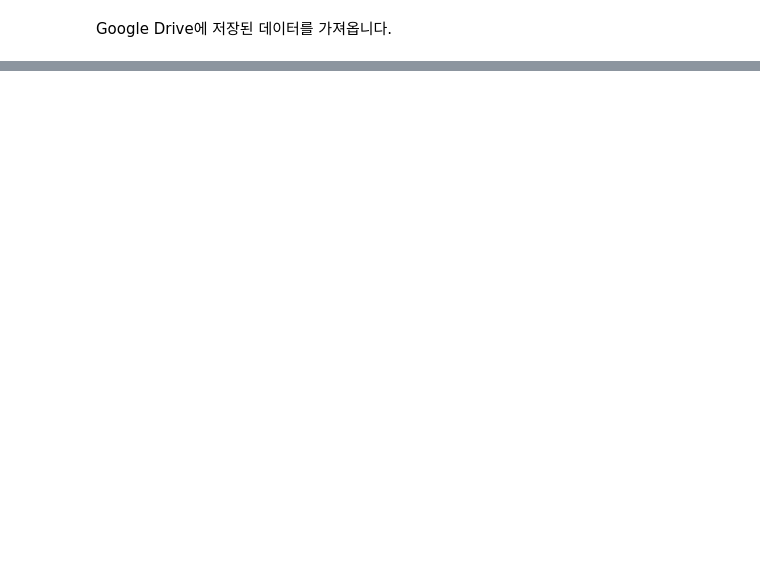
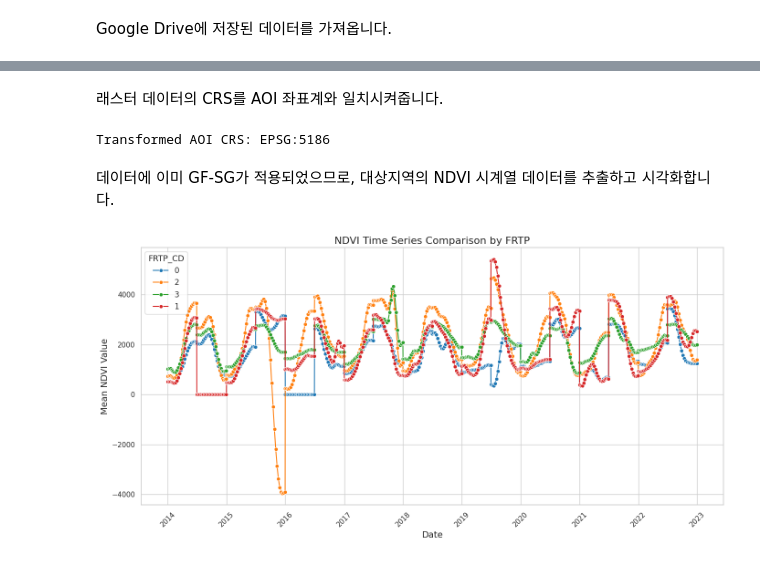
Before and after one commit to jjangmo91/Cervus-nippon_Anmado-Is., a Jupyter notebook: GF_SG_test1.ipynb, the cells around one changed output, grey strips where cells are left out. Saved outputs shown, nothing was run; the diff lists cells and outputs as text; code cells hidden in the pictures; blank space fills up the shorter version.

```diff
--- a/GF_SG_test1.ipynb
+++ b/GF_SG_test1.ipynb
@@ -158,0 +130,13 @@ TimeoutException: Requesting secret EE_PROJECT_ID timed out. Secrets can only be
+# %% [markdown]
+래스터 데이터의 CRS를 AOI 좌표계와 일치시켜줍니다.
+# %%
+# 래스터 데이터의 CRS 설정
+raster_crs = 'EPSG:5186'
+
+# AOI의 좌표계를 래스터 데이터의 CRS로 변환
+anmado_gdf = anmado_gdf.to_crs(raster_crs)
+print(f"Transformed AOI CRS: {anmado_gdf.crs}")
+# %% [output]
+Transformed AOI CRS: EPSG:5186
+# %% [markdown]
+데이터에 이미 GF-SG가 적용되었으므로, 대상지역의 NDVI 시계열 데이터를 추출하고 시각화합니다.
@@ -158,0 +210,40 @@ TimeoutException: Requesting secret EE_PROJECT_ID timed out. Secrets can only be
+# %%
+# 데이터프레임 생성
+ndvi_df_list = []
+
+for frtp_value, data_list in ndvi_data_by_frtp.items():
+    df = pd.DataFrame(data_list)
+    df['FRTP_CD'] = frtp_value
+    ndvi_df_list.append(df)
+
+# 모든 데이터를 하나의 데이터프레임으로 결합
+ndvi_df = pd.concat(ndvi_df_list)
+
+# 날짜 형식 변환 및 정렬
+ndvi_df['date'] = pd.to_datetime(ndvi_df['date'])
+ndvi_df = ndvi_df.sort_values(by='date')
+
+# 시각화 스타일 설정
+sns.set(style="whitegrid")
+
+# 시계열 그래프 그리기
+plt.figure(figsize=(14, 7))
+sns.lineplot(
+    data=ndvi_df,
+    x='date',
+    y='NDVI',
+    hue='FRTP_CD',
+    marker='o',
+    palette='tab10'
+)
+
+# 그래프 제목 및 레이블을 영어로 설정
+plt.title('NDVI Time Series Comparison by FRTP', fontsize=16)
+plt.xlabel('Date', fontsize=14)
+plt.ylabel('Mean NDVI Value', fontsize=14)
+plt.legend(title='FRTP_CD', fontsize=12, title_fontsize=13)
+plt.xticks(rotation=45)
+plt.tight_layout()
+plt.show()
+# %% [output]
+[figure, added]
```
Also changed, not shown: parts of 7 cells of this notebook.
